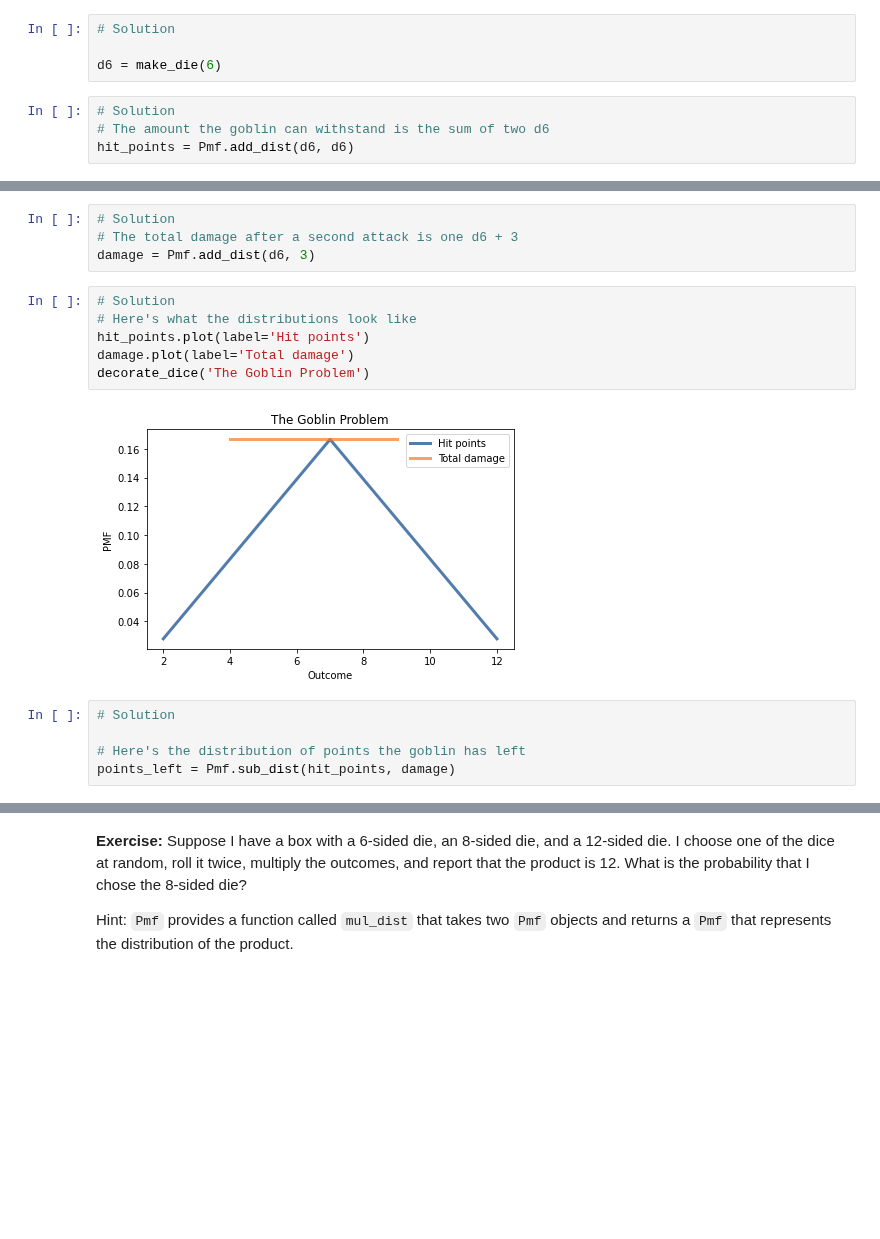
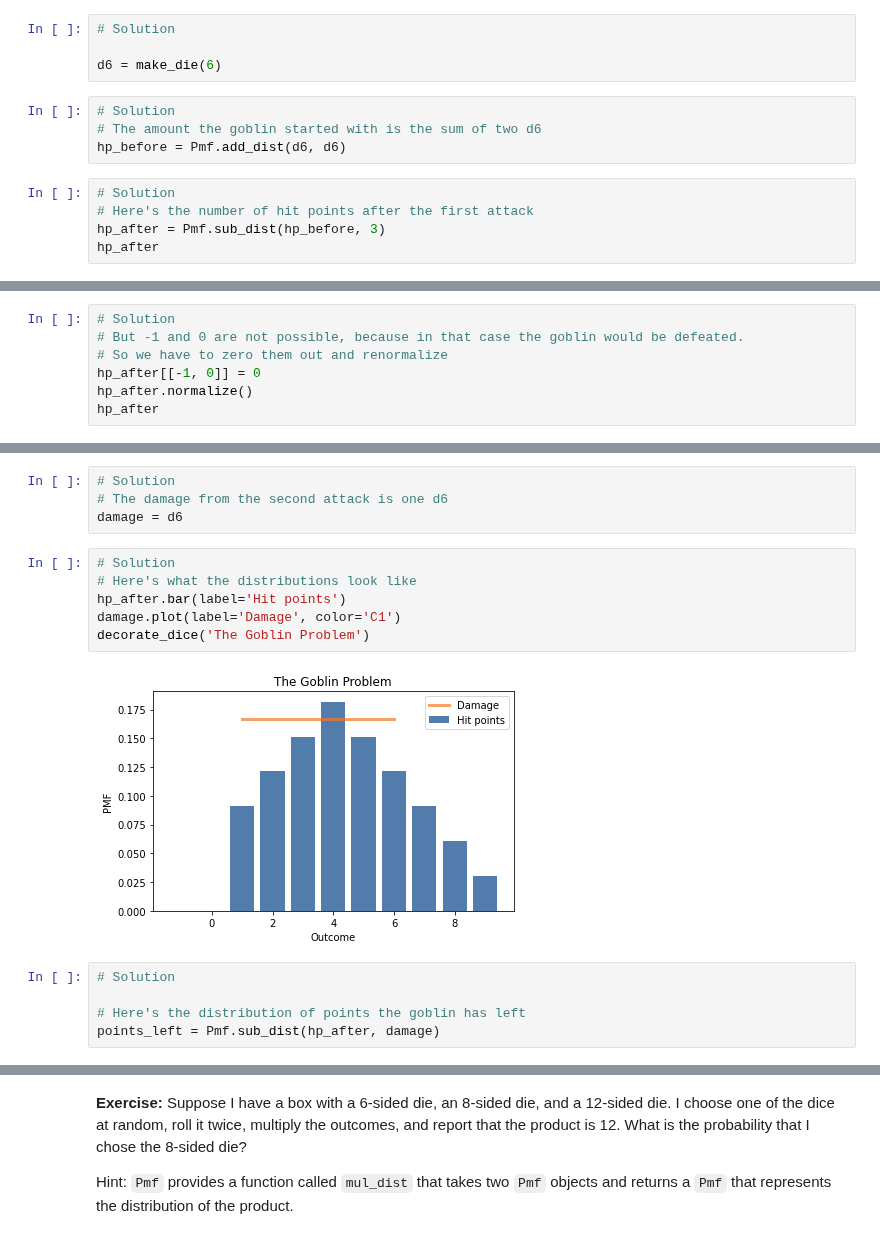
Before and after one commit to AllenDowney/ThinkBayes2, a Jupyter notebook: soln/chap06.ipynb, the cells around one changed output, grey strips where cells are left out. Cells and saved outputs as stored; diff of their text form; blank space fills up the shorter version.

```diff
--- a/soln/chap06.ipynb
+++ b/soln/chap06.ipynb
@@ -620,5 +620,10 @@ Hint: You can use `Pmf.add_dist` to add a constant amount, like 3, to a `Pmf` an
 d6 = make_die(6)
 # %%
 # Solution
-# The amount the goblin can withstand is the sum of two d6
-hit_points = Pmf.add_dist(d6, d6)
+# The amount the goblin started with is the sum of two d6
+hp_before = Pmf.add_dist(d6, d6)
+# %%
+# Solution
+# Here's the number of hit points after the first attack
+hp_after = Pmf.sub_dist(hp_before, 3)
+hp_after
@@ -624,0 +643,7 @@ hit_points = Pmf.add_dist(d6, d6)
+# %%
+# Solution
+# But -1 and 0 are not possible, because in that case the goblin would be defeated.
+# So we have to zero them out and renormalize
+hp_after[[-1, 0]] = 0
+hp_after.normalize()
+hp_after
@@ -625,20 +663,20 @@ hit_points = Pmf.add_dist(d6, d6)
 # %%
 # Solution
-# The total damage after a second attack is one d6 + 3
-damage = Pmf.add_dist(d6, 3)
+# The damage from the second attack is one d6
+damage = d6
 # %%
 # Solution
 # Here's what the distributions look like
-hit_points.plot(label='Hit points')
-damage.plot(label='Total damage')
+hp_after.bar(label='Hit points')
+damage.plot(label='Damage', color='C1')
 decorate_dice('The Goblin Problem')
 # %% [output]
-[figure, old version]
+[figure, new version]
 # %%
 # Solution
 
 # Here's the distribution of points the goblin has left
-points_left = Pmf.sub_dist(hit_points, damage)
+points_left = Pmf.sub_dist(hp_after, damage)
 # %%
 # Solution
 
```
Also changed, not shown: parts of 13 cells of this notebook, 6 other files.
